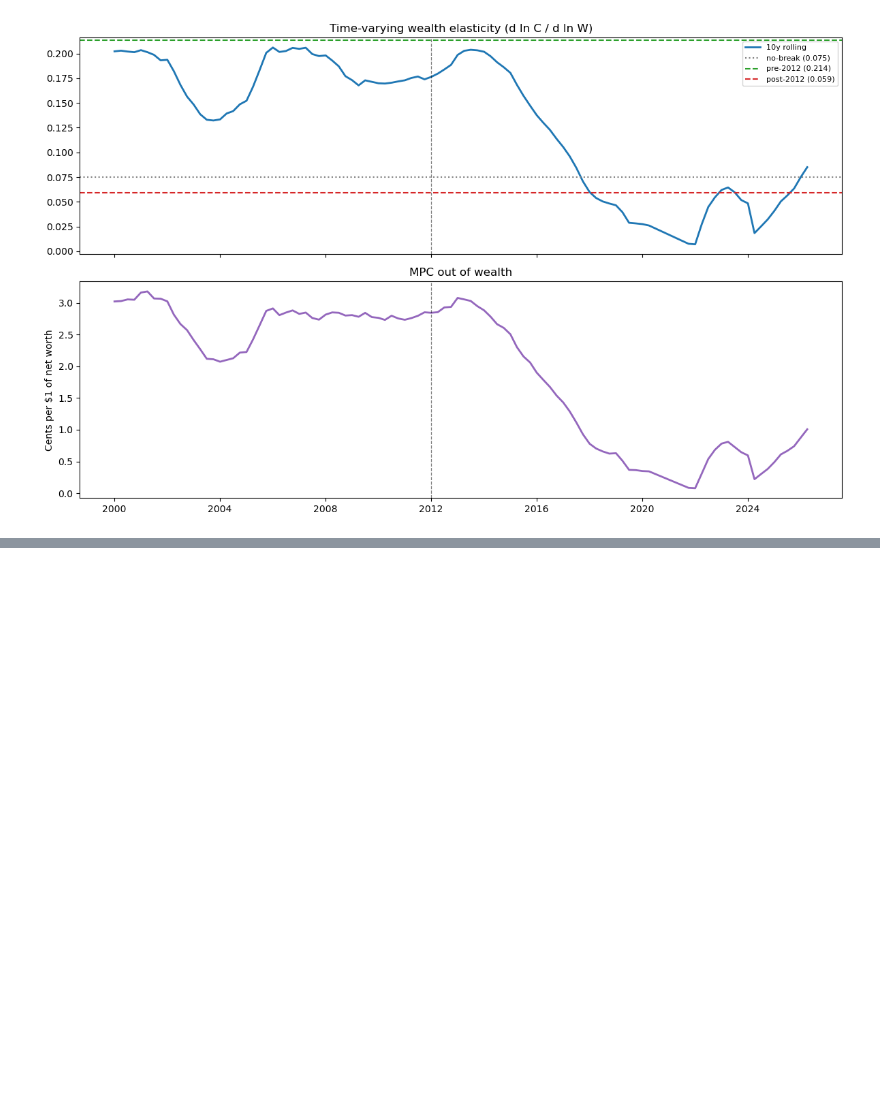
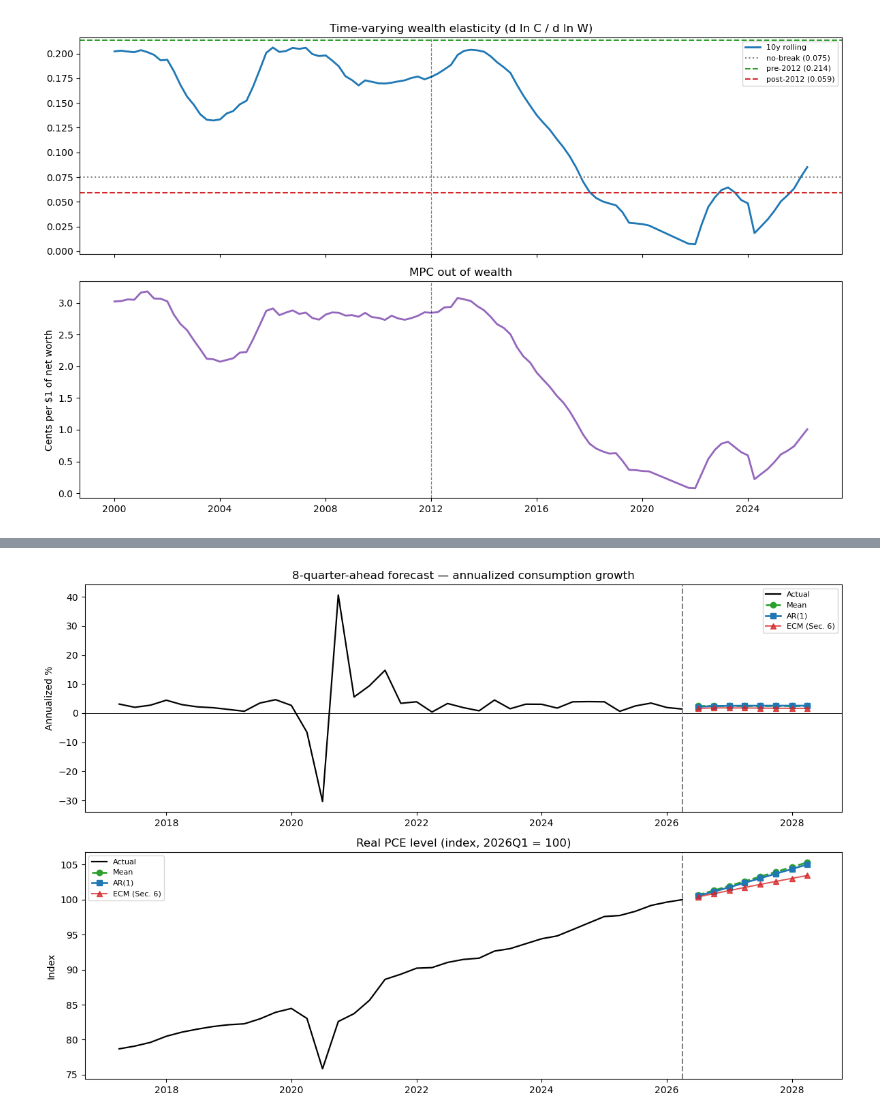
Before and after one commit to halim-12/test, a Jupyter notebook: consumption_ecm_standalone.ipynb, the cells around one changed output, grey strips where cells are left out. Cells and saved outputs as stored; diff of their text form; code cells hidden in the pictures; blank space fills up the shorter version.

```diff
--- a/consumption_ecm_standalone.ipynb
+++ b/consumption_ecm_standalone.ipynb
@@ -444,0 +713,25 @@ MPC (cents/$):     3.02 -> 1.01
+# %%
+fdt = pd.PeriodIndex(fdates, freq="Q").to_timestamp(how="end")
+hist = df[df.index >= Q("2017Q1")]
+hx = hist.index.to_timestamp(how="end")
+ecm_x = pd.PeriodIndex(fc.index, freq="Q").to_timestamp(how="end")   # ECM forecast from Section 6
+
+fig, axes = plt.subplots(2, 1, figsize=(12, 8))
+# (a) annualized growth
+axes[0].plot(hx, g_a(hist["dc"].values), "k-", lw=1.6, label="Actual")
+axes[0].plot(fdt, g_a(mean_dc), "o--", color="tab:green", lw=1.9, label="Mean")
+axes[0].plot(fdt, g_a(ar_dc), "s-", color="tab:blue", lw=1.9, label="AR(1)")
+axes[0].plot(ecm_x, fc["dc_ann_pct"], "^-", color="tab:red", lw=1.4, alpha=0.8, label="ECM (Sec. 6)")
+axes[0].axhline(0, color="black", lw=0.6); axes[0].axvline(last.to_timestamp(how="end"), color="gray", ls="--")
+axes[0].set_title("8-quarter-ahead forecast — annualized consumption growth")
+axes[0].set_ylabel("Annualized %"); axes[0].legend(fontsize=8)
+# (b) real PCE level index (last actual = 100)
+axes[1].plot(hx, 100 * np.exp(hist["c"] - float(df.loc[last, "c"])), "k-", lw=1.6, label="Actual")
+axes[1].plot(fdt, lev(mean_dc), "o--", color="tab:green", lw=1.9, label="Mean")
+axes[1].plot(fdt, lev(ar_dc), "s-", color="tab:blue", lw=1.9, label="AR(1)")
+axes[1].plot(ecm_x, fc["PCE_index"], "^-", color="tab:red", lw=1.4, alpha=0.8, label="ECM (Sec. 6)")
+axes[1].axvline(last.to_timestamp(how="end"), color="gray", ls="--")
+axes[1].set_title(f"Real PCE level (index, {last} = 100)"); axes[1].set_ylabel("Index"); axes[1].legend(fontsize=8)
+fig.tight_layout(); plt.show()
+# %% [output]
+[figure, added]
```
Also changed, not shown: parts of 21 cells of this notebook.
